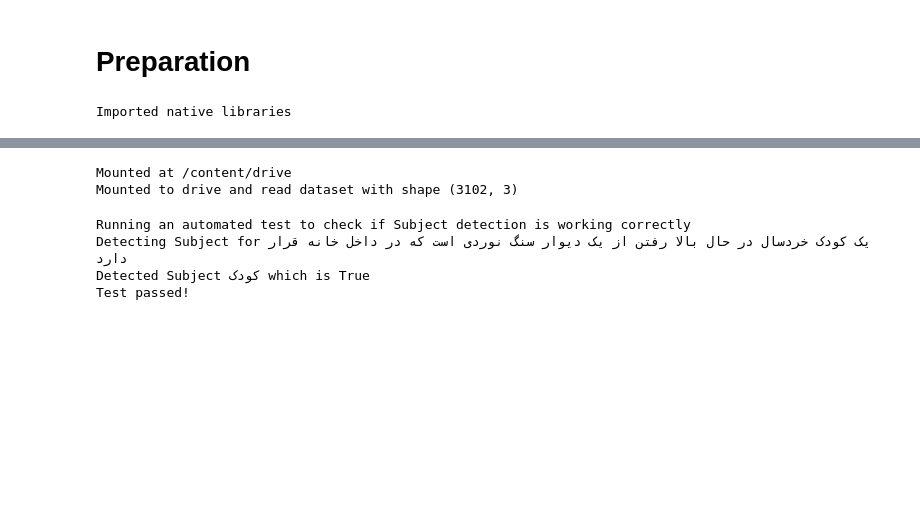
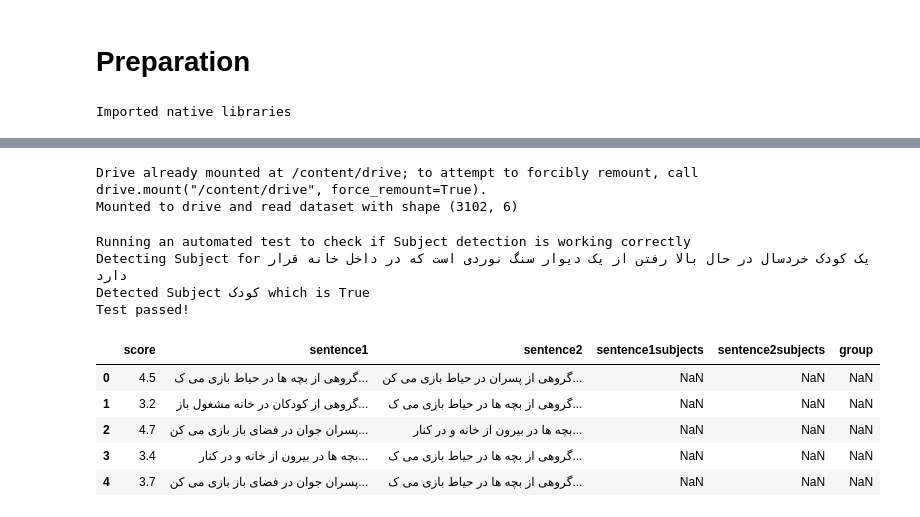
Before and after one commit to poorya-abbasi/DL-HW04, a Jupyter notebook: DL_HW04_HazmEdition.ipynb, the cells around one changed output, grey strips where cells are left out. Drawn from its saved outputs; the diff is of its cells as text; code cells hidden in the pictures; blank space fills up the shorter version.

```diff
--- a/DL_HW04_HazmEdition.ipynb
+++ b/DL_HW04_HazmEdition.ipynb
@@ -39,13 +51,20 @@ Installed and imported external libraries
 # %%
 #Config
 pathToDataset='/content/drive/MyDrive/PerSICK.csv'
+pathToProcessedDataset = '/content/drive/MyDrive/PerSICKHazmSubjects.csv'
 #Code
 drive.mount('/content/drive')
 dataset = pd.read_csv(pathToDataset)
+dataset.insert(3, 'sentence1subjects', np.nan)
+dataset.insert(4, 'sentence2subjects', np.nan)
+dataset.insert(5, 'group', np.nan)
+dataset['sentence1subjects'] = dataset['sentence1subjects'].astype(object)
+dataset['sentence2subjects'] = dataset['sentence2subjects'].astype(object)
+dataset['group'] = dataset['group'].astype(object)
 print("Mounted to drive and read dataset with shape",dataset.shape)
 # %% [output]
-Mounted at /content/drive
-Mounted to drive and read dataset with shape (3102, 3)
+Drive already mounted at /content/drive; to attempt to forcibly remount, call drive.mount("/content/drive", force_remount=True).
+Mounted to drive and read dataset with shape (3102, 6)
 # %%
 testText = 'یک کودک خردسال در حال بالا رفتن از یک دیوار سنگ نوردی است که در داخل خانه قرار دارد'
 testNormalizedText = normalizer.normalize(testText)
@@ -70,5 +89,14 @@ Running an automated test to check if Subject detection is working correctly
 Detecting Subject for یک کودک خردسال در حال بالا رفتن از یک دیوار سنگ نوردی است که در داخل خانه قرار دارد
 Detected Subject کودک which is True
 Test passed!
+# %%
+dataset.head()
+# %% [output]
+|  | score | sentence1 | sentence2 | sentence1subjects | sentence2subjects | group |
+| 0 | 4.5 | گروهی از بچه ها در حیاط بازی می ک... | گروهی از پسران در حیاط بازی می کن... | NaN | NaN | NaN |
+| 1 | 3.2 | گروهی از کودکان در خانه مشغول باز... | گروهی از بچه ها در حیاط بازی می ک... | NaN | NaN | NaN |
+| 2 | 4.7 | پسران جوان در فضای باز بازی می کن... | بچه ها در بیرون از خانه و در کنار... | NaN | NaN | NaN |
+| 3 | 3.4 | بچه ها در بیرون از خانه و در کنار... | گروهی از بچه ها در حیاط بازی می ک... | NaN | NaN | NaN |
+| 4 | 3.7 | پسران جوان در فضای باز بازی می کن... | گروهی از بچه ها در حیاط بازی می ک... | NaN | NaN | NaN |
 # %%
 #Config
```
Also changed, not shown: parts of 5 cells of this notebook.
